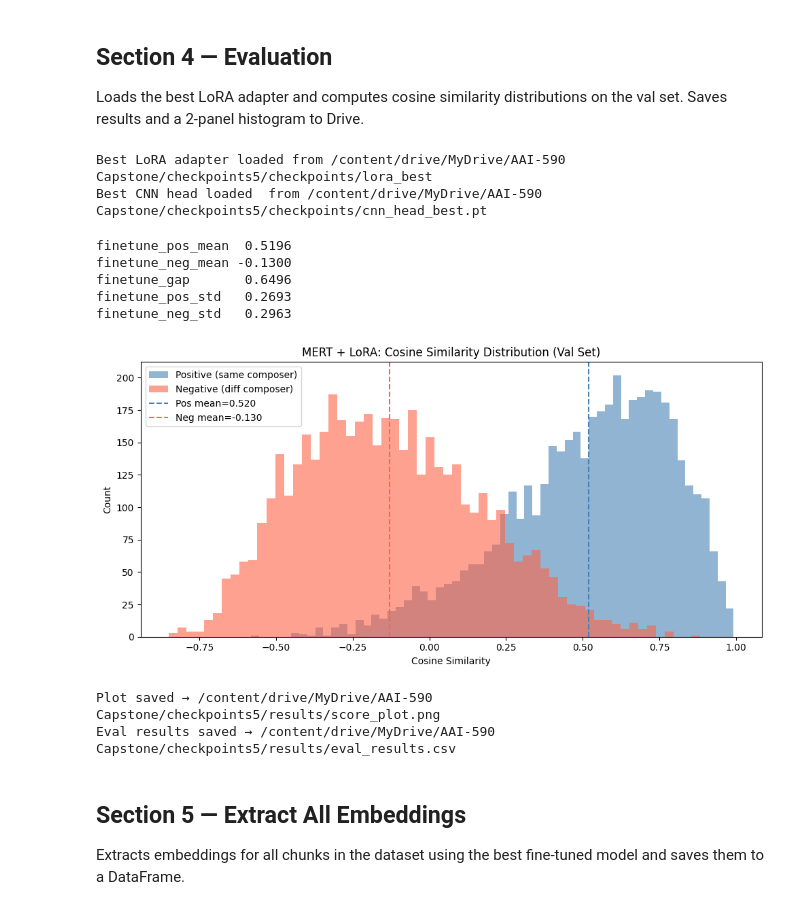
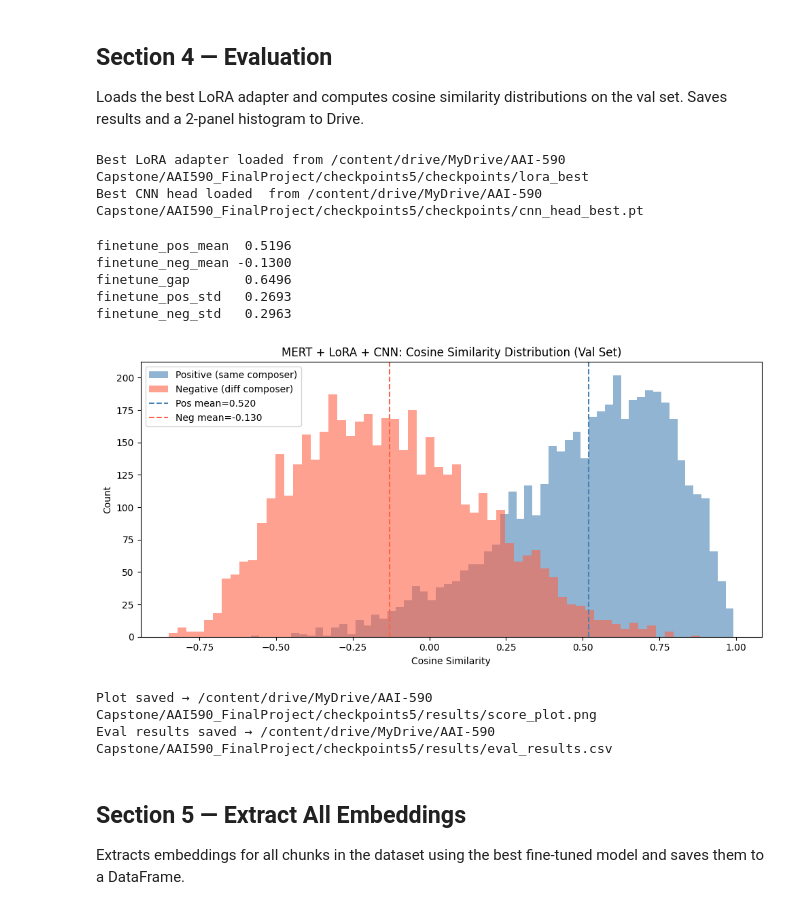
Before and after one commit to mperumal-usd/capstone_team_3, a Jupyter notebook: notebooks/Added_to_final/COLAB_MERT_Finetune_v5.ipynb, the cells around one changed output. Saved outputs shown, nothing was run; the diff lists cells and outputs as text; code cells hidden in the pictures.

```diff
--- a/notebooks/Added_to_final/COLAB_MERT_Finetune_v5.ipynb
+++ b/notebooks/Added_to_final/COLAB_MERT_Finetune_v5.ipynb
@@ -37,7 +37,7 @@ from tqdm import tqdm
 import matplotlib.pyplot as plt
 
 # ── Config ────────────────────────────────────────────────────────────────────
-DRIVE_BASE   = "/content/drive/MyDrive/AAI-590 Capstone/checkpoints5"
+DRIVE_BASE   = "/content/drive/MyDrive/AAI-590 Capstone/AAI590_FinalProject/checkpoints5"
 CHUNK_PATH   = "/content/drive/MyDrive/AAI-590 Capstone/AAI590_FinalProject/ChunkSamples"
 MODEL_NAME       = "m-a-p/MERT-v1-95M"
 MODEL_CACHE_DIR  = "/content/drive/MyDrive/AAI-590 Capstone/checkpoints5/model_cache"
@@ -622,39 +623,39 @@ results = {
     "finetune_gap":      round(float(ft_pos_sim.mean() - ft_neg_sim.mean()), 4),
     "finetune_pos_std":  round(float(ft_pos_sim.std()),  4),
     "finetune_neg_std":  round(float(ft_neg_sim.std()),  4),
 }
 results_df = pd.DataFrame([results])
 results_df.to_csv(EVAL_CSV, index=False)
 print(results_df.T.to_string(header=False))
 
 # ── Distribution plot ─────────────────────────────────────────────────────────
 fig, ax = plt.subplots(figsize=(10, 5))
 ax.hist(ft_pos_sim, bins=60, alpha=0.6, label="Positive (same composer)", color="steelblue")
 ax.hist(ft_neg_sim, bins=60, alpha=0.6, label="Negative (diff composer)", color="tomato")
 ax.axvline(ft_pos_sim.mean(), color="steelblue", linestyle="--", linewidth=1.5,
            label=f"Pos mean={ft_pos_sim.mean():.3f}")
 ax.axvline(ft_neg_sim.mean(), color="tomato",    linestyle="--", linewidth=1.5,
            label=f"Neg mean={ft_neg_sim.mean():.3f}")
-ax.set_title("MERT + LoRA: Cosine Similarity Distribution (Val Set)")
+ax.set_title("MERT + LoRA + CNN: Cosine Similarity Distribution (Val Set)")
 ax.set_xlabel("Cosine Similarity")
 ax.set_ylabel("Count")
 ax.legend()
 plt.tight_layout()
 plt.savefig(PLOT_PATH, dpi=150)
 plt.show()
 print(f"Plot saved → {PLOT_PATH}")
 print(f"Eval results saved → {EVAL_CSV}")
 # %% [output]
-Best LoRA adapter loaded from /content/drive/MyDrive/AAI-590 Capstone/checkpoints5/checkpoints/lora_best
-Best CNN head loaded  from /content/drive/MyDrive/AAI-590 Capstone/checkpoints5/checkpoints/cnn_head_best.pt
+Best LoRA adapter loaded from /content/drive/MyDrive/AAI-590 Capstone/AAI590_FinalProject/checkpoints5/checkpoints/lora_best
+Best CNN head loaded  from /content/drive/MyDrive/AAI-590 Capstone/AAI590_FinalProject/checkpoints5/checkpoints/cnn_head_best.pt
 finetune_pos_mean  0.5196
 finetune_neg_mean -0.1300
 finetune_gap       0.6496
 finetune_pos_std   0.2693
 finetune_neg_std   0.2963
-[figure, old version]
+[figure, new version]
-Plot saved → /content/drive/MyDrive/AAI-590 Capstone/checkpoints5/results/score_plot.png
-Eval results saved → /content/drive/MyDrive/AAI-590 Capstone/checkpoints5/results/eval_results.csv
+Plot saved → /content/drive/MyDrive/AAI-590 Capstone/AAI590_FinalProject/checkpoints5/results/score_plot.png
+Eval results saved → /content/drive/MyDrive/AAI-590 Capstone/AAI590_FinalProject/checkpoints5/results/eval_results.csv
 # %% [markdown]
 ## Section 5 — Extract All Embeddings
 Extracts embeddings for all chunks in the dataset using the best fine-tuned model and saves them to a DataFrame.
```
Also changed, not shown: parts of 7 cells of this notebook.
